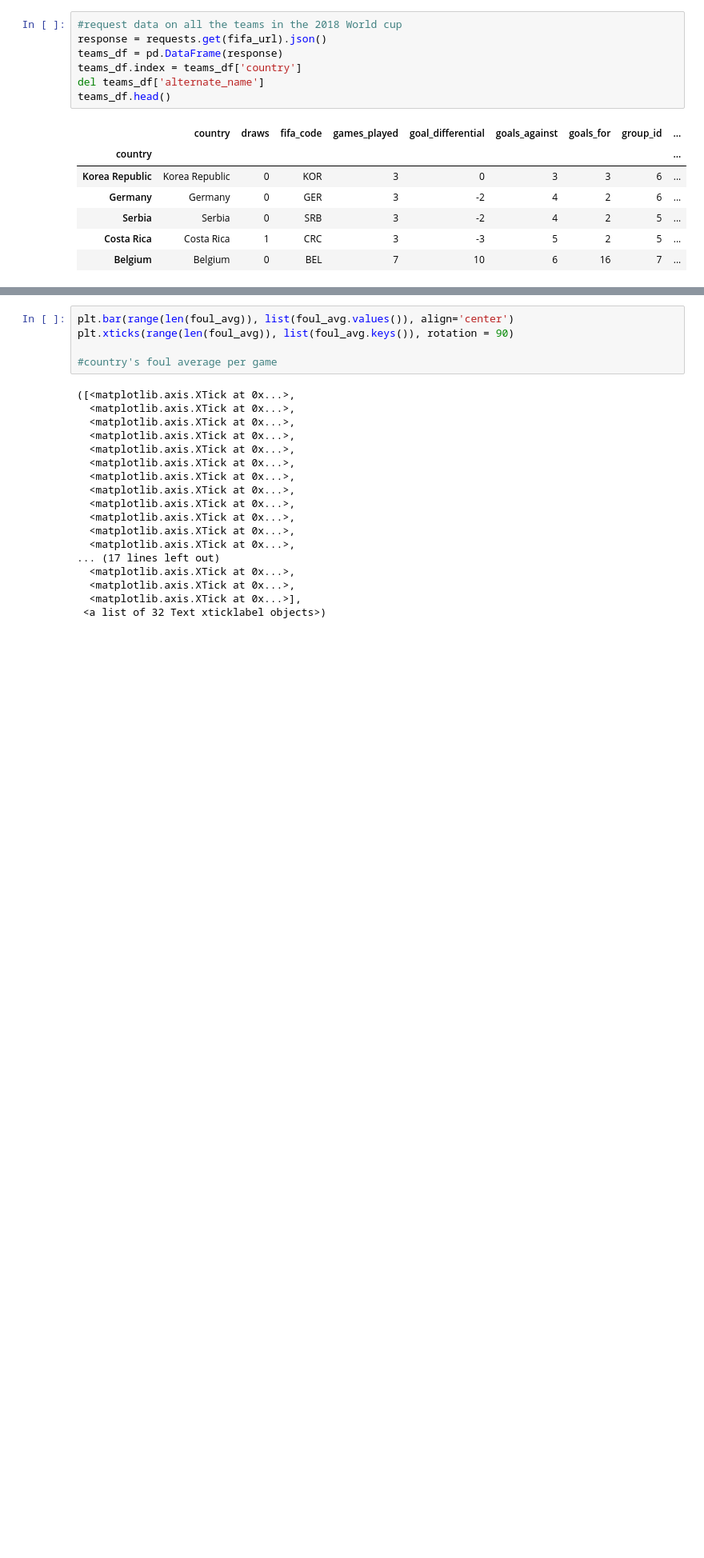
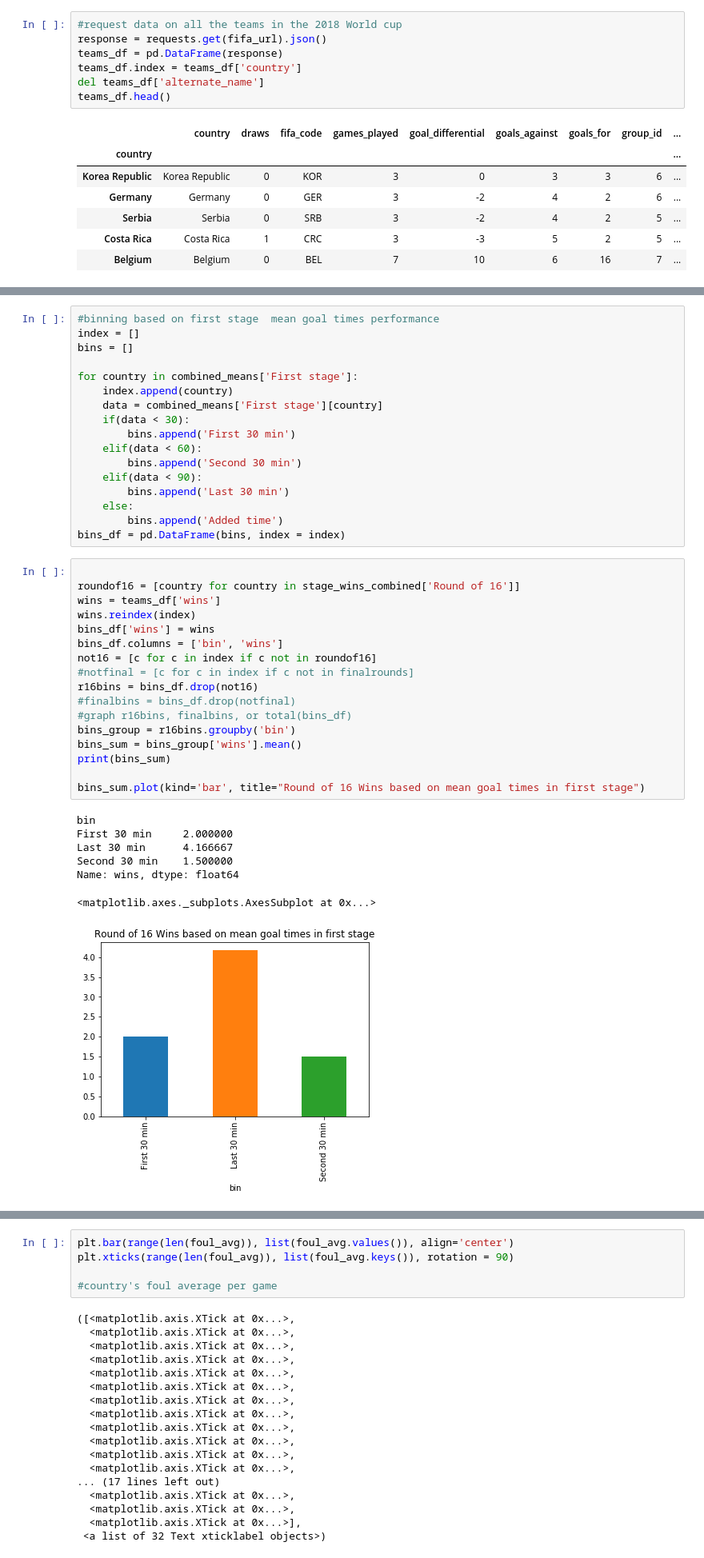
Before and after one commit to benjkedl/FIFA_2018_data, a Jupyter notebook: FIFA_API_project.ipynb, the cells around one changed output, grey strips where cells are left out. Shown: that part at 80% size. Cells and saved outputs as stored; diff of their text form; blank space fills up the shorter version.

```diff
--- a/FIFA_API_project.ipynb
+++ b/FIFA_API_project.ipynb
@@ -123,0 +260,42 @@ goal_type
+# %%
+#binning based on first stage  mean goal times performance
+index = []
+bins = []
+
+for country in combined_means['First stage']:
+    index.append(country)
+    data = combined_means['First stage'][country]
+    if(data < 30):
+        bins.append('First 30 min')
+    elif(data < 60):
+        bins.append('Second 30 min')
+    elif(data < 90):
+        bins.append('Last 30 min')
+    else:
+        bins.append('Added time')
+bins_df = pd.DataFrame(bins, index = index)
+# %%
+
+roundof16 = [country for country in stage_wins_combined['Round of 16']]
+wins = teams_df['wins']
+wins.reindex(index)
+bins_df['wins'] = wins
+bins_df.columns = ['bin', 'wins']
+not16 = [c for c in index if c not in roundof16]
+#notfinal = [c for c in index if c not in finalrounds]
+r16bins = bins_df.drop(not16)
+#finalbins = bins_df.drop(notfinal)
+#graph r16bins, finalbins, or total(bins_df)
+bins_group = r16bins.groupby('bin')
+bins_sum = bins_group['wins'].mean()
+print(bins_sum)
+
+bins_sum.plot(kind='bar', title="Round of 16 Wins based on mean goal times in first stage")
+# %% [output]
+bin
+First 30 min     2.000000
+Last 30 min      4.166667
+Second 30 min    1.500000
+Name: wins, dtype: float64
+<matplotlib.axes._subplots.AxesSubplot at 0x...>
+[figure, added]
```
Also changed, not shown: parts of 13 cells of this notebook, 4 other files.
